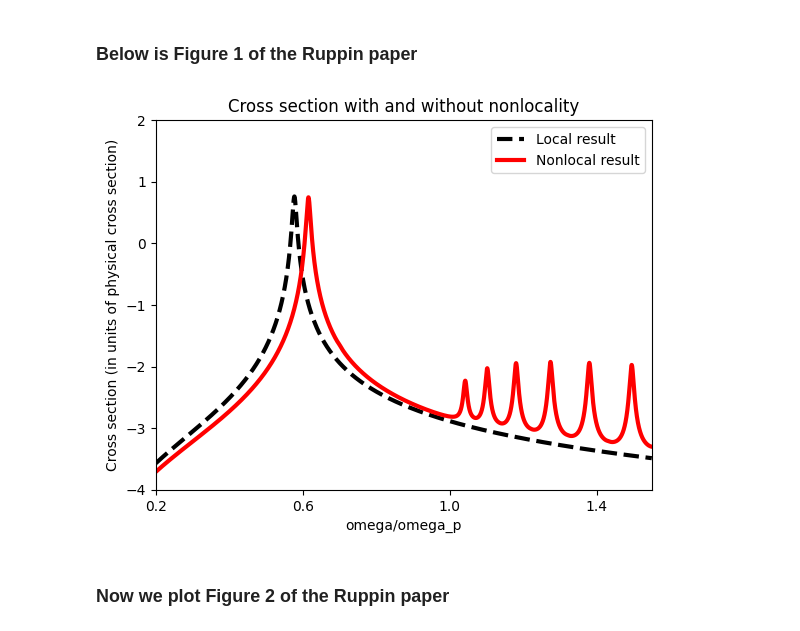
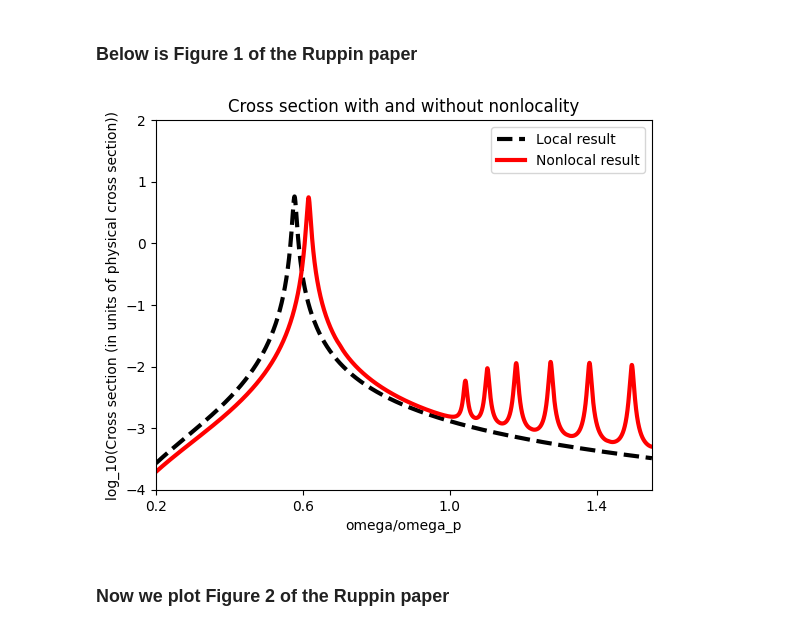
Before and after one commit to AliGhorashiCMT/Coherent-Perfect-Absorption, a Jupyter notebook: spheres/bulk plasmon cpa.ipynb, the cells around one changed output. Cells and saved outputs as stored; diff of their text form; code cells hidden in the pictures.

Commit message:
bulk plasmon ylabel fix

```diff
--- a/spheres/bulk plasmon cpa.ipynb
+++ b/spheres/bulk plasmon cpa.ipynb
@@ -115,16 +115,16 @@ for l in range(1, 5):
 # %%
 plt.plot(omegas, np.log10(cross_sections_local), color="black", linestyle="dashed", linewidth=3, label="Local result")
 plt.plot(omegas, np.log10(cross_sections_non_local), color="red", linestyle="solid", linewidth=3, label="Nonlocal result")
 plt.yticks([-4, -3, -2, -1, 0, 1, 2]);
 plt.xlim(0.2, 1.55);
 plt.legend();
 plt.xticks([0.2, 0.6, 1.0, 1.4])
 plt.xlabel("omega/omega_p")
-plt.ylabel("Cross section (in units of physical cross section)");
+plt.ylabel("log_10(Cross section (in units of physical cross section))");
 plt.title("Cross section with and without nonlocality");
 #plt.ylim(-3, -2);
 # %% [output]
-[figure, old version]
+[figure, new version]
 # %% [markdown]
 ### Now we plot Figure 2 of the Ruppin paper
 # %%
```
Also changed, not shown: parts of 2 cells of this notebook.
